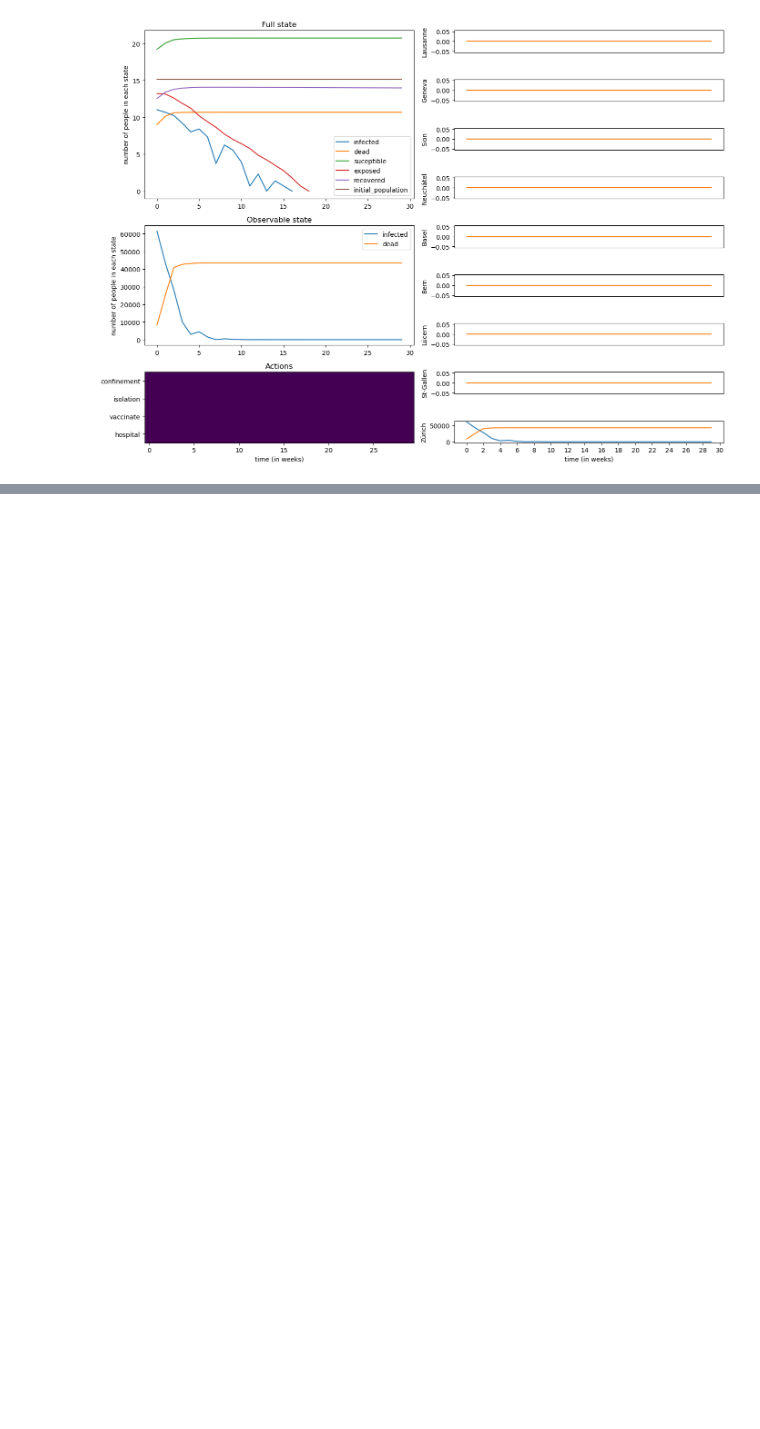
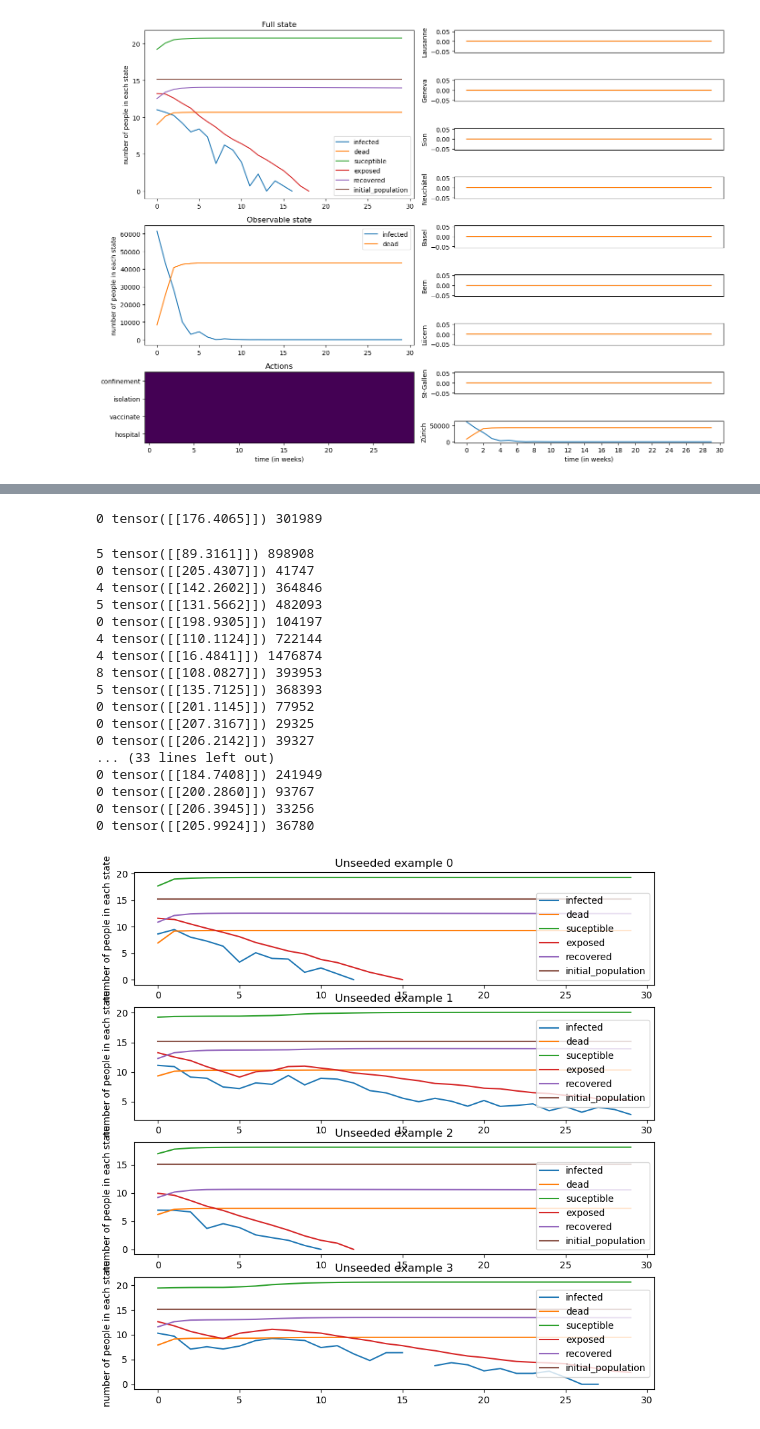
Before and after one commit to dariayakovchuk/Miniproject_DQN, a Jupyter notebook: Miniproject_DQN/notebook.ipynb, the cells around one changed output, grey strips where cells are left out. Saved outputs shown, nothing was run; the diff lists cells and outputs as text; code cells hidden in the pictures; blank space fills up the shorter version.

```diff
--- a/Miniproject_DQN/notebook.ipynb
+++ b/Miniproject_DQN/notebook.ipynb
@@ -243,22 +243,60 @@ plt.show()
 # %%
+# env = Env(  dyn,
+#             action_space=action_space,
+#             observation_space=observation_space,
+#             action_preprocessor=action_preprocessor,
+#             observation_preprocessor=observation_preprocessor,
+#             )
+
+fig, ax = plt.subplots(4, 1, figsize=(10,10))
 agent = RussoAgent(env)
-log = []
-for _ in range(50):
+for trace in range(50):
+    log = []
     finished = False
-    obs, info = env.reset(2)
+    obs, info = env.reset()
     agent.reset()
     agent.epsilon = 0
     n_weeks_confined = 0
+    R_sum = 0
     while not finished:
         action = agent.act(obs)
         obs, R, finished, info = env.step(action)
         log.append(info) # save the information dict for logging
+
+        R_sum += R
+        if action == 1:
+            n_weeks_confined += 1
+
         if finished:
             break
 
-
-
-""" Parse the logs """
-total = {p:np.array([getattr(l.total,p) for l in log]) for p in dyn.parameters}
-cities = {c:{p:np.array([getattr(l.city[c],p) for l in log]) for p in dyn.parameters} for c in dyn.cities}
-actions = {a:np.array([l.action[a] for l in log]) for a in log[0].action.keys()}
+    """ Parse the logs """
+    total = {p:np.array([getattr(l.total,p) for l in log]) for p in dyn.parameters}
+    cities = {c:{p:np.array([getattr(l.city[c],p) for l in log]) for p in dyn.parameters} for c in dyn.cities}
+    actions = {a:np.array([l.action[a] for l in log]) for a in log[0].action.keys()}
+    print(n_weeks_confined, R_sum, np.sum(total['dead']))
+    if trace <= 3:
+        [ax[trace].plot(np.log(y)) for y in total.values()]
+        ax[trace].legend(total.keys())
+        ax[trace].set_title(f'Unseeded example {trace}')
+        ax[trace].set_ylabel('number of people in each state')
+# %% [output]
+0 tensor([[176.4065]]) 301989
+5 tensor([[89.3161]]) 898908
+0 tensor([[205.4307]]) 41747
+4 tensor([[142.2602]]) 364846
+5 tensor([[131.5662]]) 482093
+0 tensor([[198.9305]]) 104197
+4 tensor([[110.1124]]) 722144
+4 tensor([[16.4841]]) 1476874
+8 tensor([[108.0827]]) 393953
+5 tensor([[135.7125]]) 368393
+0 tensor([[201.1145]]) 77952
+0 tensor([[207.3167]]) 29325
+0 tensor([[206.2142]]) 39327
+... (33 lines left out)
+0 tensor([[184.7408]]) 241949
+0 tensor([[200.2860]]) 93767
+0 tensor([[206.3945]]) 33256
+0 tensor([[205.9924]]) 36780
+[figure, added]
```
Also changed, not shown: parts of 5 cells of this notebook.
